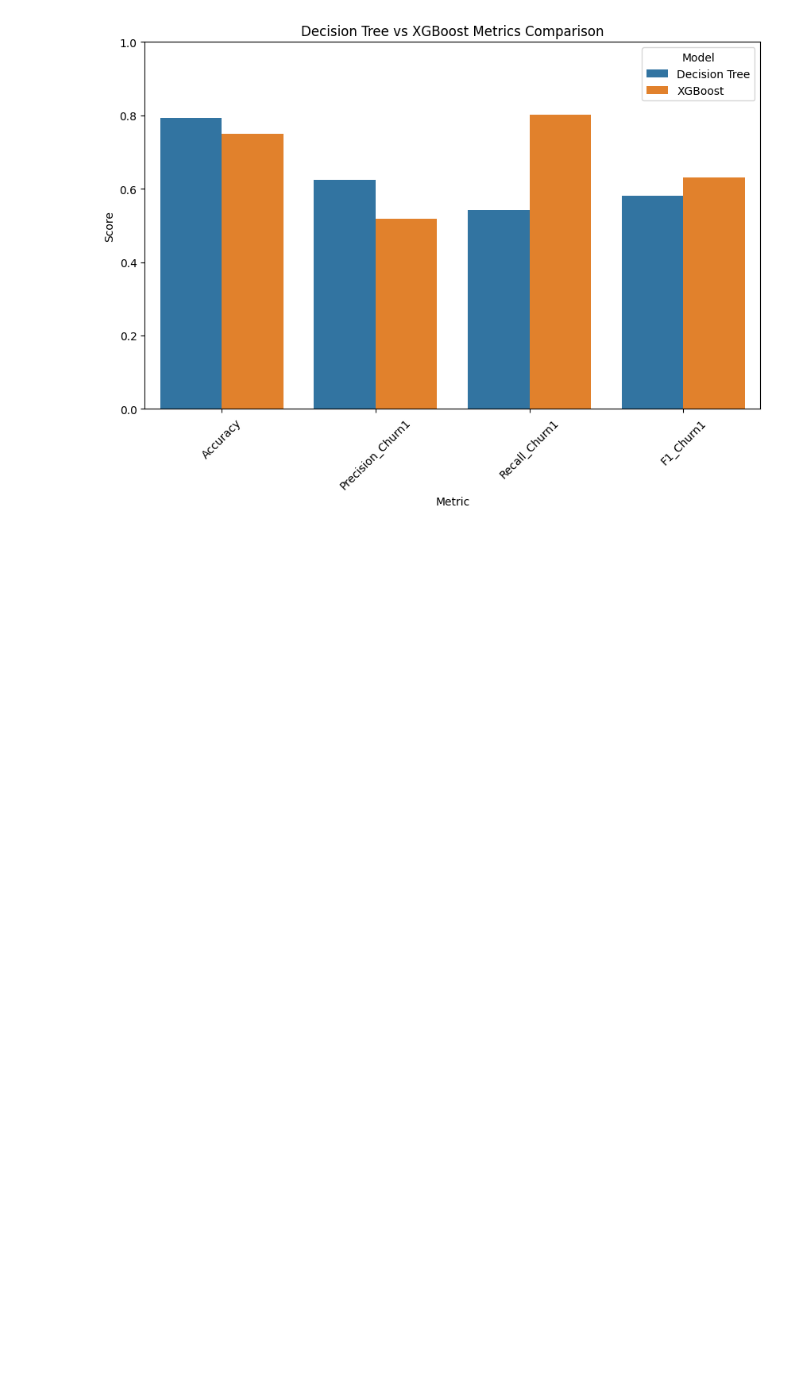
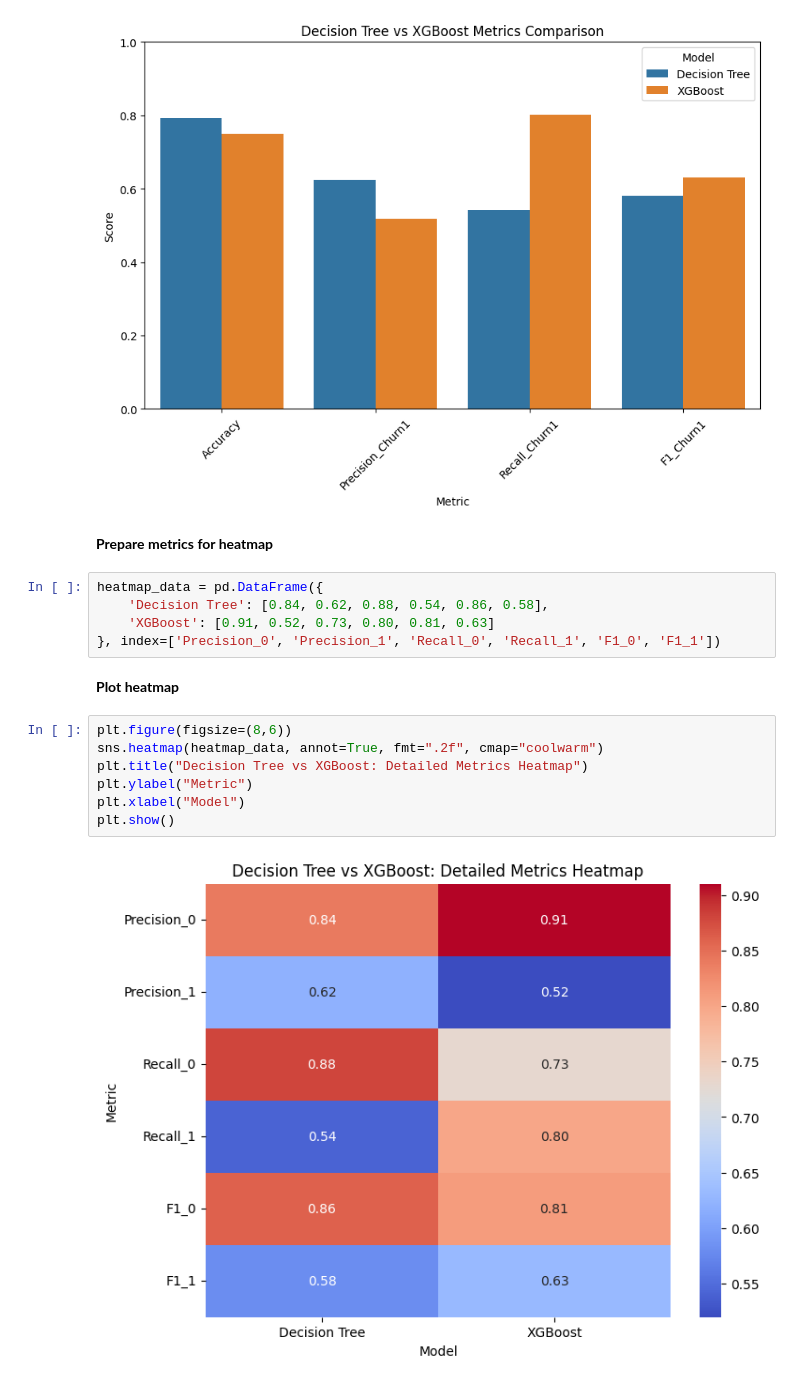
Before and after one commit to karim-mammadov/SaiKet_Systems_Tasks, a Jupyter notebook: Task_4_Churn_Prediction_Model.ipynb, the cells around one changed output. Saved outputs shown, nothing was run; the diff lists cells and outputs as text; blank space fills up the shorter version.

```diff
--- a/Task_4_Churn_Prediction_Model.ipynb
+++ b/Task_4_Churn_Prediction_Model.ipynb
@@ -301,3 +301,21 @@ plt.legend(title='Model')
 plt.show()
 # %% [output]
 [figure]
+# %% [markdown]
+**Prepare metrics for heatmap**
+# %%
+heatmap_data = pd.DataFrame({
+    'Decision Tree': [0.84, 0.62, 0.88, 0.54, 0.86, 0.58],
+    'XGBoost': [0.91, 0.52, 0.73, 0.80, 0.81, 0.63]
+}, index=['Precision_0', 'Precision_1', 'Recall_0', 'Recall_1', 'F1_0', 'F1_1'])
+# %% [markdown]
+**Plot heatmap**
+# %%
+plt.figure(figsize=(8,6))
+sns.heatmap(heatmap_data, annot=True, fmt=".2f", cmap="coolwarm")
+plt.title("Decision Tree vs XGBoost: Detailed Metrics Heatmap")
+plt.ylabel("Metric")
+plt.xlabel("Model")
+plt.show()
+# %% [output]
+[figure, added]
```
